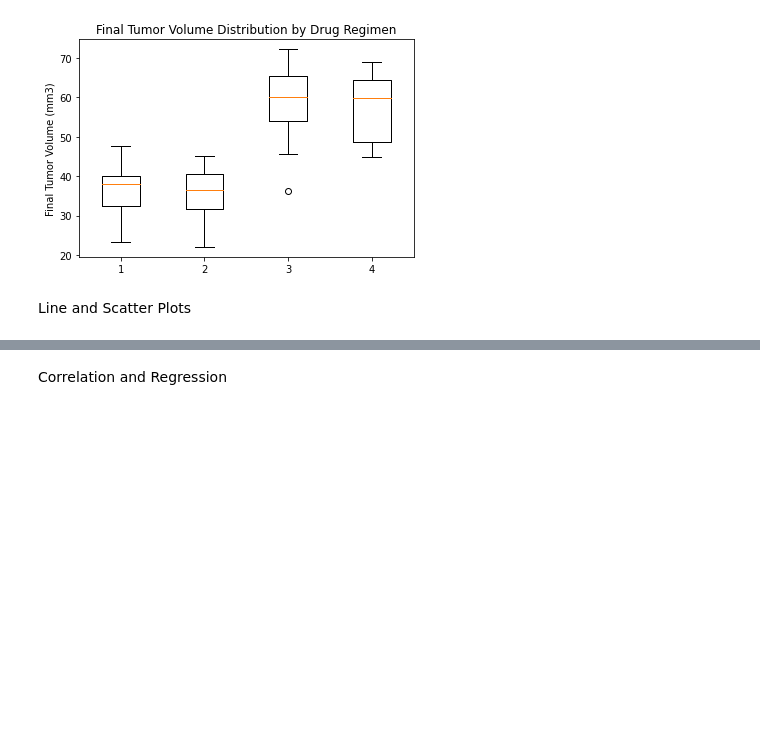
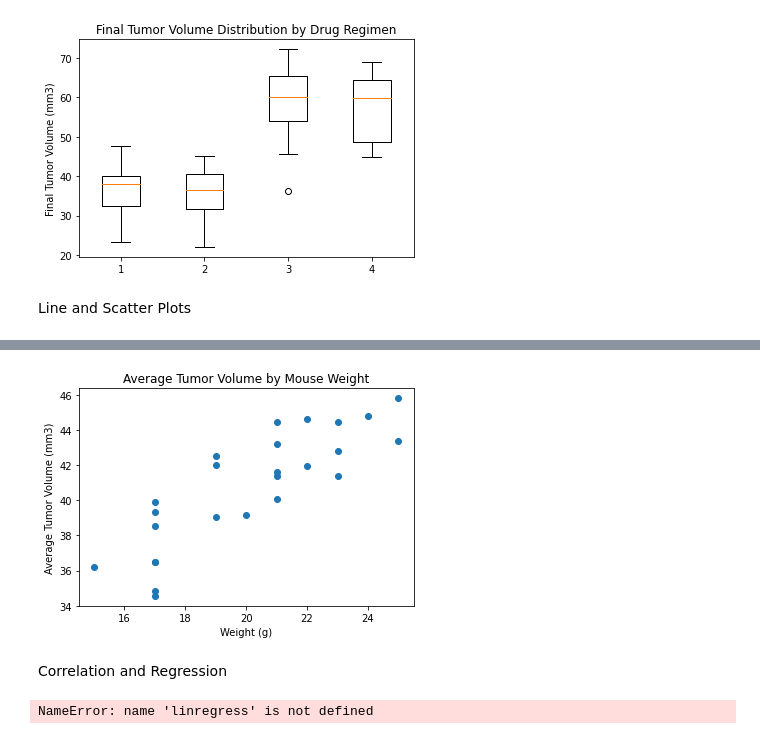
Before and after one commit to mvogel3/matplotlib-challenge, a Jupyter notebook: Pymaceuticals/pymaceuticals_analysis.ipynb, the cells around one changed output, grey strips where cells are left out. Drawn from its saved outputs; the diff is of its cells as text; code cells hidden in the pictures; blank space fills up the shorter version.

```diff
--- a/Pymaceuticals/pymaceuticals_analysis.ipynb
+++ b/Pymaceuticals/pymaceuticals_analysis.ipynb
@@ -298,2 +298,30 @@ plt.show()
+# %%
+# scatter plot of average tumor volume vs. mouse weight for the Capomulin regimen
+capomulin_avg = capomulin_study.groupby("Mouse ID").mean()
+# capomulin_gb = capomulin_study.groupby("Mouse ID")
+plt.scatter(capomulin_avg["Weight (g)"], capomulin_avg["Tumor Volume (mm3)"])
+
+plt.title("Average Tumor Volume by Mouse Weight")
+plt.ylabel("Average Tumor Volume (mm3)")
+plt.xlabel("Weight (g)")
+
+plt.show()
+# %% [output]
+[figure, added]
 # %% [markdown]
 Correlation and Regression
+# %%
+x_values = capomulin_avg["Weight (g)"]
+y_values = capomulin_avg["Tumor Volume (mm3)"]
+(slope, intercept, rvalue, pvalue, stderr) = linregress(x_values, y_values)
+regress_values = x_values * slope + intercept
+line_eq = "y = " + str(round(slope,2)) + "x + " + str(round(intercept,2))
+plt.scatter(x_values,y_values)
+plt.plot(x_values,regress_values,"r-")
+plt.annotate(line_eq,(5.8,0.8),fontsize=15,color="red")
+plt.ylabel("Average Tumor Volume (mm3)")
+plt.xlabel("Weight (g)")
+print(f"The r-squared is: {rvalue**2}")
+plt.show()
+# %% [output]
+NameError: name 'linregress' is not defined
```
Also changed, not shown: parts of 2 cells of this notebook, 1 other file.
